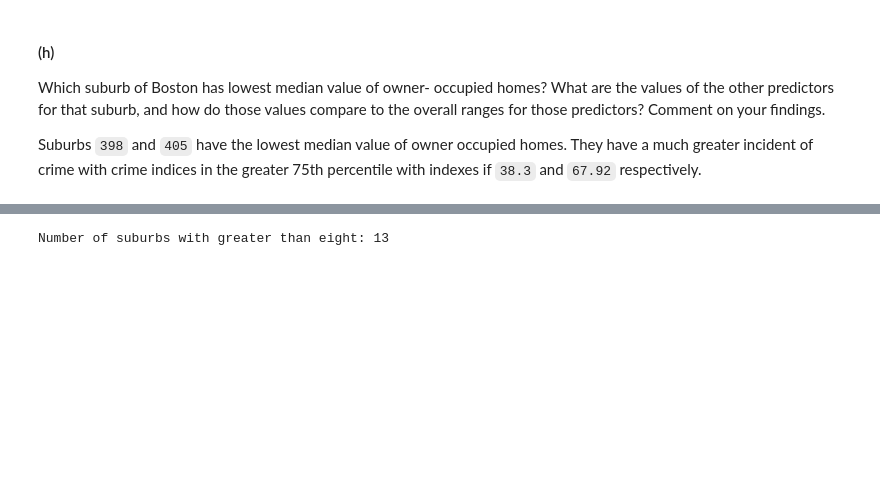
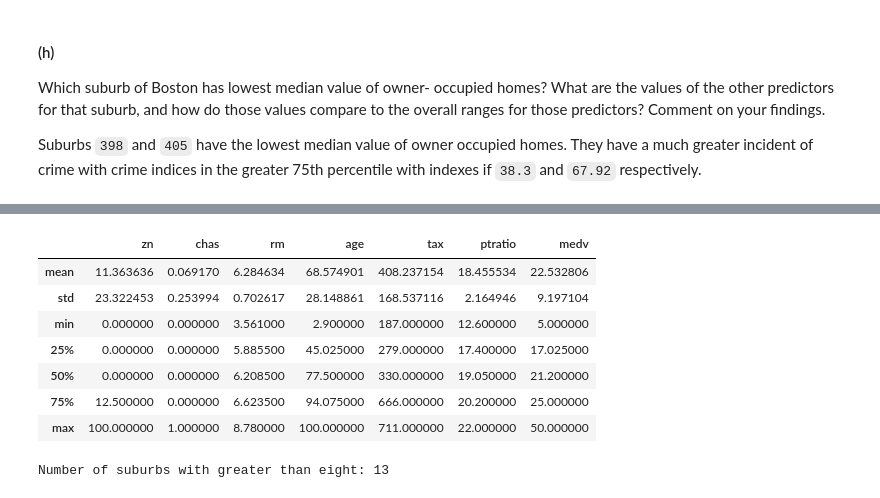
Before and after one commit to jackkrebsbach/stats, a Jupyter notebook: hw/hw1/hw1.ipynb, the cells around one changed output, grey strips where cells are left out. Drawn from its saved outputs; the diff is of its cells as text; code cells hidden in the pictures; blank space fills up the shorter version.

```diff
--- a/hw/hw1/hw1.ipynb
+++ b/hw/hw1/hw1.ipynb
@@ -278,0 +294,13 @@ Number in top percentile: 75
+# %%
+cut = pd.cut(Boston.ptratio, bins=100)
+Boston['ptratio_bins'] = cut
+
+print('Min:', np.min(Boston.ptratio))
+print('Max:', np.max(Boston.ptratio))
+
+top_1_percentile_interval = cut.cat.categories[-1]
+print("Top 1 percent of parent teach ratio:", top_1_percentile_interval)
+Boston['ptratio_cut'] = cut
+high_ptratio = Boston[Boston.ptratio_bins == top_1_percentile_interval]
+print('Number in top percentile:', high_ptratio.size)
+Boston.ptratio.describe()
@@ -368,0 +387,9 @@ Number of suburbs with greater than seven: 64
+# %%
+stats = Boston.describe()
+eight = Boston[Boston.rm > 8].describe()
+seventy_fifth = stats.loc['75%']
+twenty_fifth = stats.loc['25%']
+
+extreme_columns = eight.columns[(eight.iloc[1] > seventy_fifth) | (eight.iloc[0] < twenty_fifth)].tolist()
+filtered_eight = eight[extreme_columns]
+filtered_eight.iloc[1]
@@ -369,3 +405,15 @@ Number of suburbs with greater than seven: 64
+# %%
+# For reference
+Boston.describe()[extreme_columns].iloc[1:]
+# %% [output]
+|  | zn | chas | rm | age | tax | ptratio | medv |
+| mean | 11.363636 | 0.069170 | 6.284634 | 68.574901 | 408.237154 | 18.455534 | 22.532806 |
+| std | 23.322453 | 0.253994 | 0.702617 | 28.148861 | 168.537116 | 2.164946 | 9.197104 |
+| min | 0.000000 | 0.000000 | 3.561000 | 2.900000 | 187.000000 | 12.600000 | 5.000000 |
+| 25% | 0.000000 | 0.000000 | 5.885500 | 45.025000 | 279.000000 | 17.400000 | 17.025000 |
+| 50% | 0.000000 | 0.000000 | 6.208500 | 77.500000 | 330.000000 | 19.050000 | 21.200000 |
+| 75% | 12.500000 | 0.000000 | 6.623500 | 94.075000 | 666.000000 | 20.200000 | 25.000000 |
+| max | 100.000000 | 1.000000 | 8.780000 | 100.000000 | 711.000000 | 22.000000 | 50.000000 |
 # %%
 eight = Boston[Boston.rm > 8]
 print('Number of suburbs with greater than eight:', eight.shape[0])
```
Also changed, not shown: parts of 15 cells of this notebook, 22 other files.
